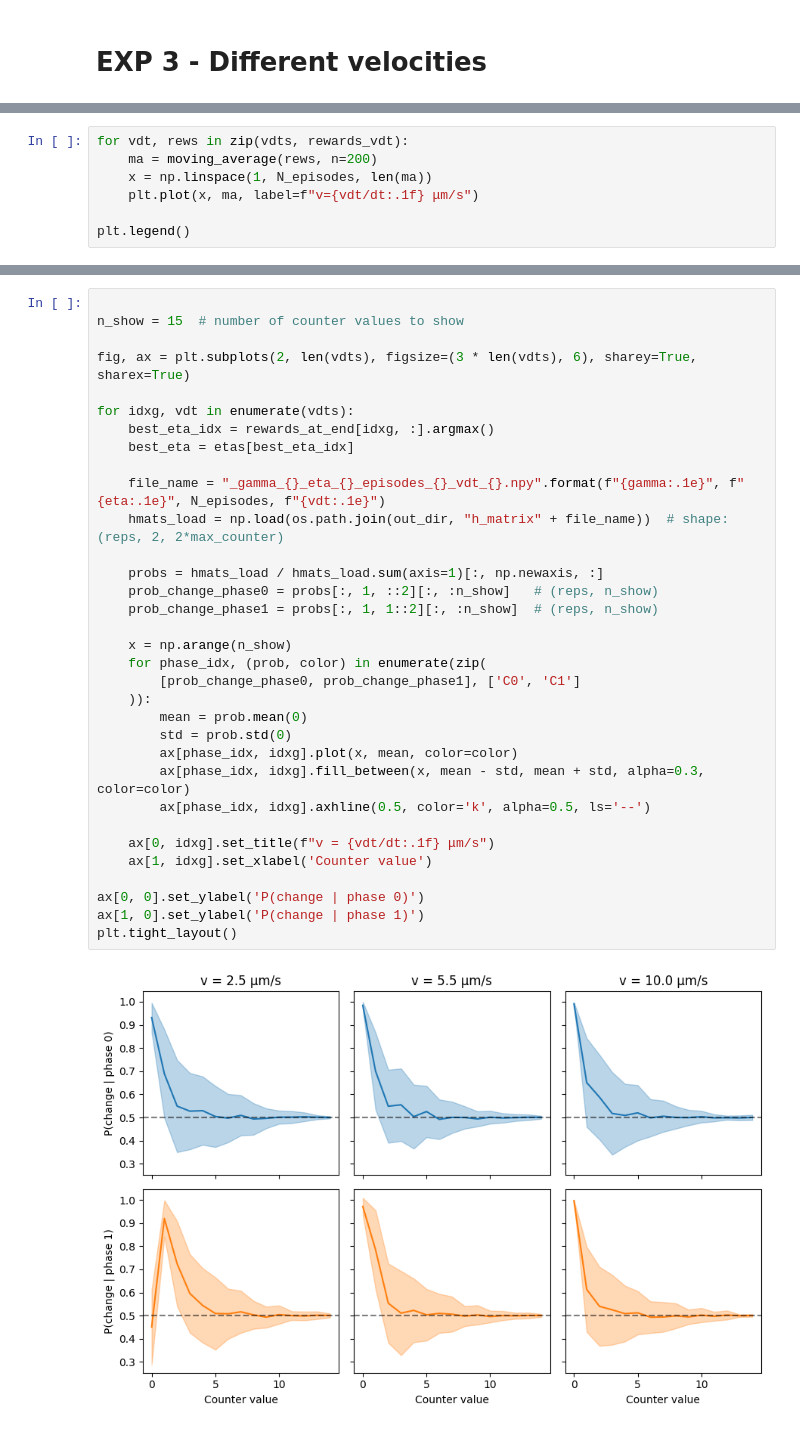
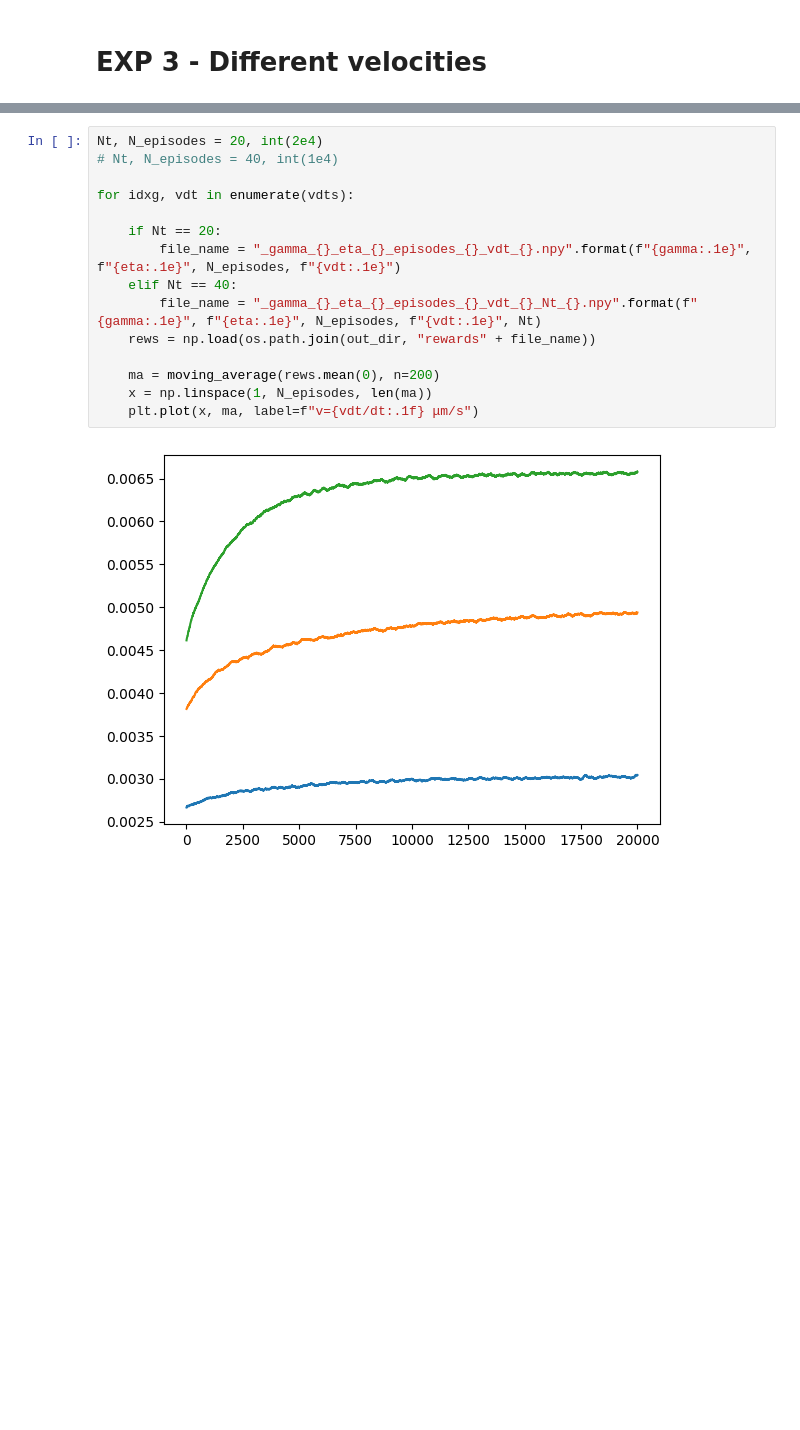
Before and after one commit to gorkamunoz/rl_opts, a Jupyter notebook: nbs/lib_nbs/develop/test_training_virtual_abm.ipynb, the cells around one changed output, grey strips where cells are left out. Drawn from its saved outputs; the diff is of its cells as text; blank space fills up the shorter version.

```diff
--- a/nbs/lib_nbs/develop/test_training_virtual_abm.ipynb
+++ b/nbs/lib_nbs/develop/test_training_virtual_abm.ipynb
@@ -1353,7 +1335,0 @@ for i, vdt in enumerate(vdts):
-# %%
-for vdt, rews in zip(vdts, rewards_vdt):
-    ma = moving_average(rews, n=200)
-    x = np.linspace(1, N_episodes, len(ma))
-    plt.plot(x, ma, label=f"v={vdt/dt:.1f} μm/s")
-
-plt.legend()
@@ -1363,35 +1365,17 @@ plt.legend()
 # %%
-
-n_show = 15  # number of counter values to show
-
-fig, ax = plt.subplots(2, len(vdts), figsize=(3 * len(vdts), 6), sharey=True, sharex=True)
+Nt, N_episodes = 20, int(2e4)
+# Nt, N_episodes = 40, int(1e4)
 
 for idxg, vdt in enumerate(vdts):
-    best_eta_idx = rewards_at_end[idxg, :].argmax()
-    best_eta = etas[best_eta_idx]
 
-    file_name = "_gamma_{}_eta_{}_episodes_{}_vdt_{}.npy".format(f"{gamma:.1e}", f"{eta:.1e}", N_episodes, f"{vdt:.1e}")
-    hmats_load = np.load(os.path.join(out_dir, "h_matrix" + file_name))  # shape: (reps, 2, 2*max_counter)
+    if Nt == 20:
+        file_name = "_gamma_{}_eta_{}_episodes_{}_vdt_{}.npy".format(f"{gamma:.1e}", f"{eta:.1e}", N_episodes, f"{vdt:.1e}")
+    elif Nt == 40:
+        file_name = "_gamma_{}_eta_{}_episodes_{}_vdt_{}_Nt_{}.npy".format(f"{gamma:.1e}", f"{eta:.1e}", N_episodes, f"{vdt:.1e}", Nt)
+    rews = np.load(os.path.join(out_dir, "rewards" + file_name))
 
-    probs = hmats_load / hmats_load.sum(axis=1)[:, np.newaxis, :]
-    prob_change_phase0 = probs[:, 1, ::2][:, :n_show]   # (reps, n_show)
-    prob_change_phase1 = probs[:, 1, 1::2][:, :n_show]  # (reps, n_show)
-
-    x = np.arange(n_show)
-    for phase_idx, (prob, color) in enumerate(zip(
-        [prob_change_phase0, prob_change_phase1], ['C0', 'C1']
-    )):
-        mean = prob.mean(0)
-        std = prob.std(0)
-        ax[phase_idx, idxg].plot(x, mean, color=color)
-        ax[phase_idx, idxg].fill_between(x, mean - std, mean + std, alpha=0.3, color=color)
-        ax[phase_idx, idxg].axhline(0.5, color='k', alpha=0.5, ls='--')
-
-    ax[0, idxg].set_title(f"v = {vdt/dt:.1f} μm/s")
-    ax[1, idxg].set_xlabel('Counter value')
-
-ax[0, 0].set_ylabel('P(change | phase 0)')
-ax[1, 0].set_ylabel('P(change | phase 1)')
-plt.tight_layout()
+    ma = moving_average(rews.mean(0), n=200)
+    x = np.linspace(1, N_episodes, len(ma))
+    plt.plot(x, ma, label=f"v={vdt/dt:.1f} μm/s")
 # %% [output]
-[figure, old version]
+[figure, new version]
```
Also changed, not shown: parts of 24 cells of this notebook.
